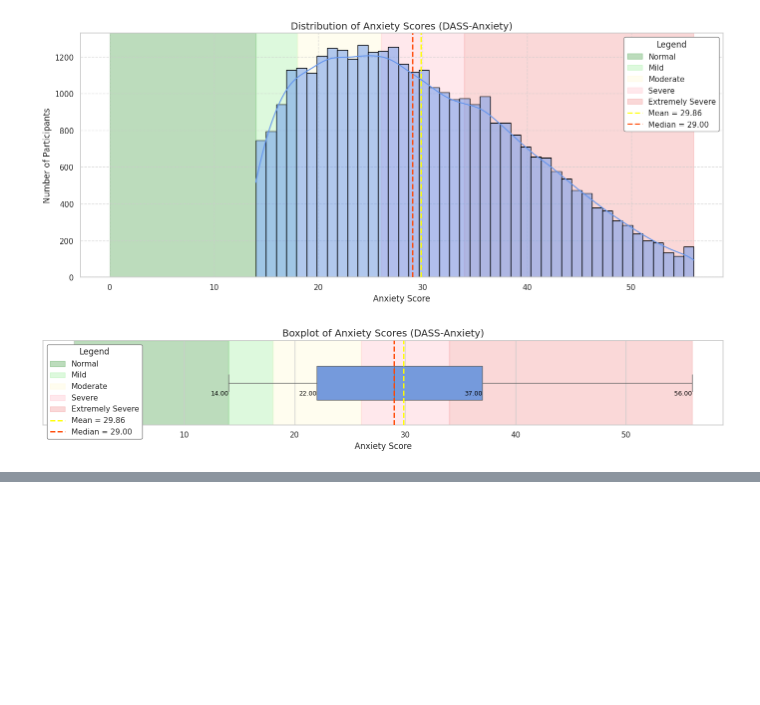
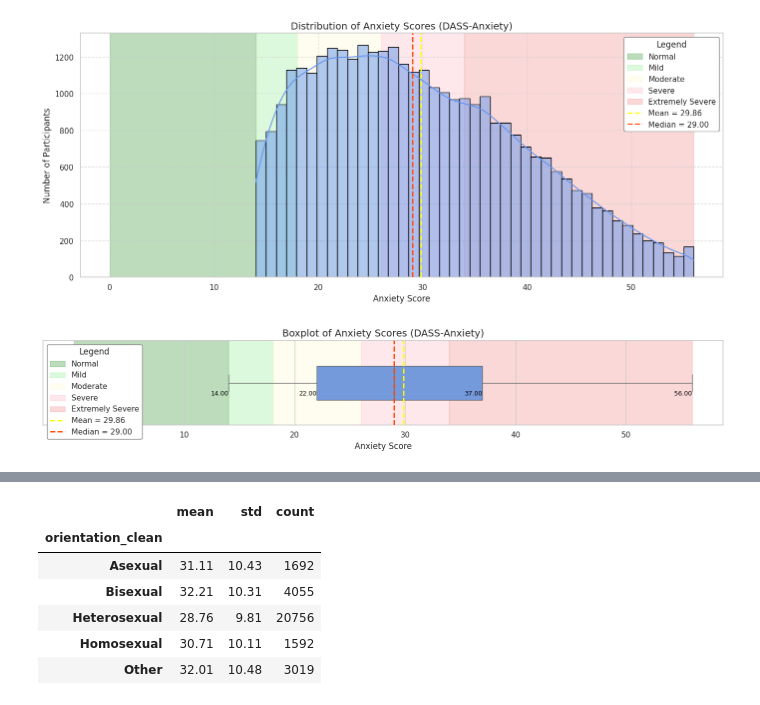
Before and after one commit to vrelvape/individual-project-mental-health, a Jupyter notebook: notebooks/01_exploration.ipynb, the cells around one changed output, grey strips where cells are left out. Saved outputs shown, nothing was run; the diff lists cells and outputs as text; code cells hidden in the pictures; blank space fills up the shorter version.

```diff
--- a/notebooks/01_exploration.ipynb
+++ b/notebooks/01_exploration.ipynb
@@ -986,0 +1041,8 @@ Test ANOVA: F = 342.91, p = 0.0000
+# %%
+
+
+pd.set_option('display.max_rows', 100)
+
+
+print("orientation distribution:")
+print(analysis_standardized_df["orientation_clean"].value_counts().sort_index())
@@ -986,0 +1059,20 @@ Test ANOVA: F = 342.91, p = 0.0000
+# %%
+import pandas as pd
+
+
+orientation_filtered_df = analysis_standardized_df[~analysis_standardized_df["orientation_clean"].isin(["No response"])].copy()
+#future worning
+if isinstance(orientation_filtered_df["orientation_clean"].dtype, pd.CategoricalDtype):
+    orientation_filtered_df["orientation_clean"] = orientation_filtered_df["orientation_clean"].cat.remove_unused_categories()
+
+
+mean_std_by_orientation = orientation_filtered_df.groupby("orientation_clean", observed=True)["dassanxiety"].agg(['mean', 'std', 'count']).round(2)
+display(mean_std_by_orientation)
+# %% [output]
+|  | mean | std | count |
+| orientation_clean |  |  |  |
+| Asexual | 31.11 | 10.43 | 1692 |
+| Bisexual | 32.21 | 10.31 | 4055 |
+| Heterosexual | 28.76 | 9.81 | 20756 |
+| Homosexual | 30.71 | 10.11 | 1592 |
+| Other | 32.01 | 10.48 | 3019 |
```
Also changed, not shown: parts of 21 cells of this notebook.
